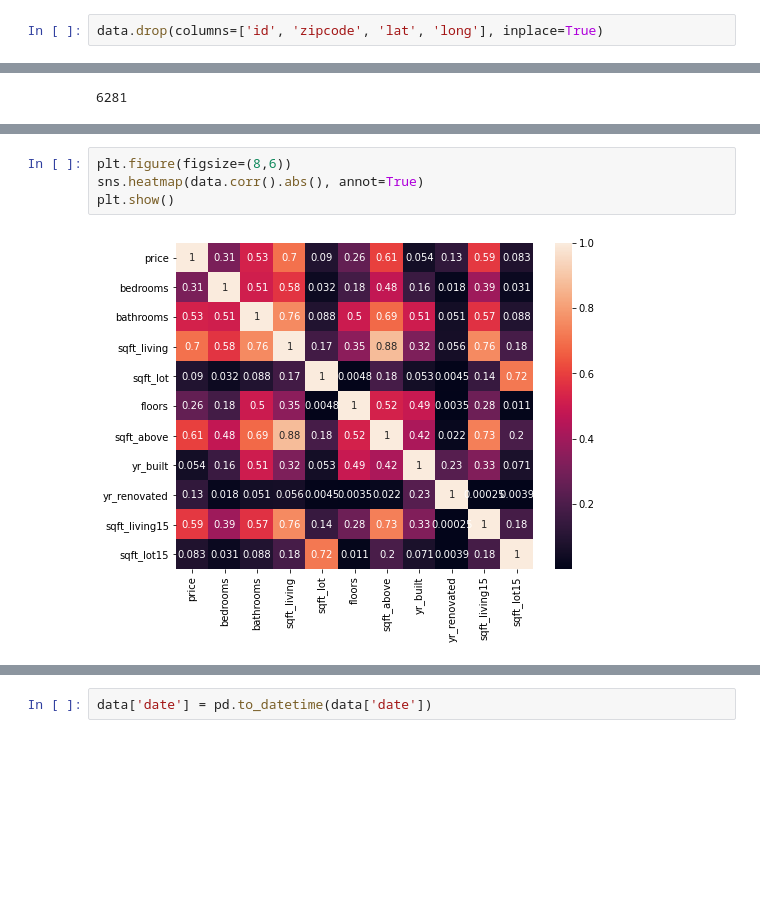
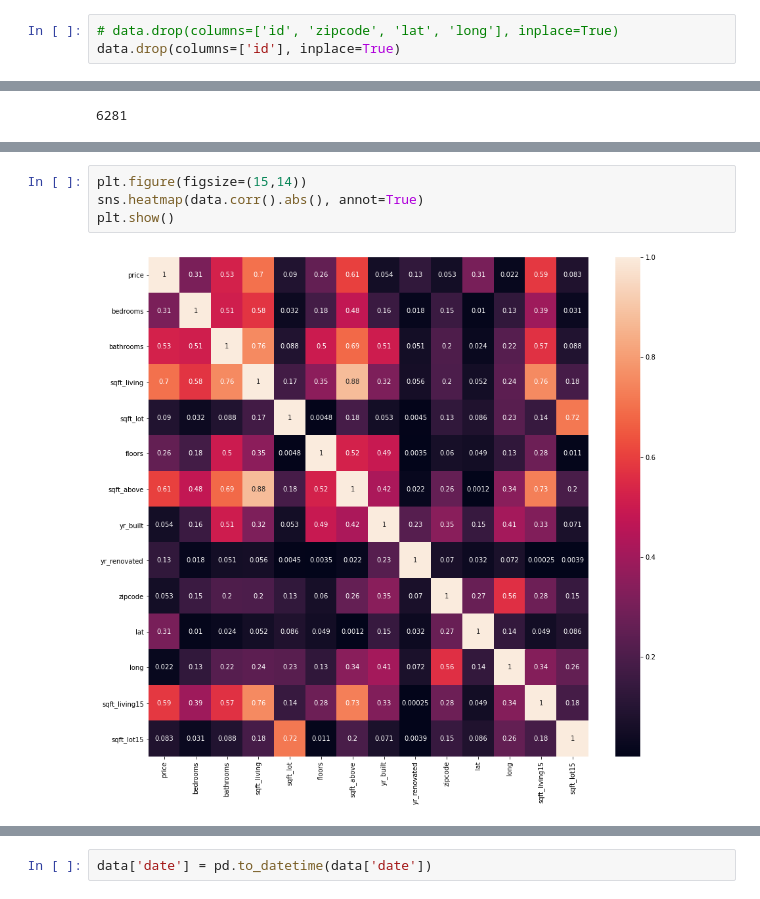
Before and after one commit to westonshuken/King-county-housing-analysis, a Jupyter notebook: Czarina-EDA.ipynb, the cells around one changed output, grey strips where cells are left out. Saved outputs shown, nothing was run; the diff lists cells and outputs as text; blank space fills up the shorter version.

```diff
--- a/Czarina-EDA.ipynb
+++ b/Czarina-EDA.ipynb
@@ -27,4 +27,5 @@ Data columns (total 21 columns):
 dtypes: float64(6), int64(9), object(6)
 memory usage: 3.5+ MB
 # %%
-data.drop(columns=['id', 'zipcode', 'lat', 'long'], inplace=True)
+# data.drop(columns=['id', 'zipcode', 'lat', 'long'], inplace=True)
+data.drop(columns=['id'], inplace=True)
@@ -123,11 +246,11 @@ data.corr()
 | sqft_living15 | 0.585241 | 0.393406 | 0.569884 | 0.756402 | 0.144763 | 0.280102 | 0.731767 | 0.326377 | -0.000247 | ... |
 | sqft_lot15 | 0.082845 | 0.030690 | 0.088303 | 0.184342 | 0.718204 | -0.010722 | 0.195077 | 0.070777 | 0.003852 | ... |
 # %%
-plt.figure(figsize=(8,6))
+plt.figure(figsize=(15,14))
 sns.heatmap(data.corr().abs(), annot=True)
 plt.show()
 # %% [output]
-[figure, old version]
+[figure, new version]
 # %%
 abs(data.corr()) > 0.75
 # %% [output]
```
Also changed, not shown: parts of 31 cells of this notebook, 1 other file.
